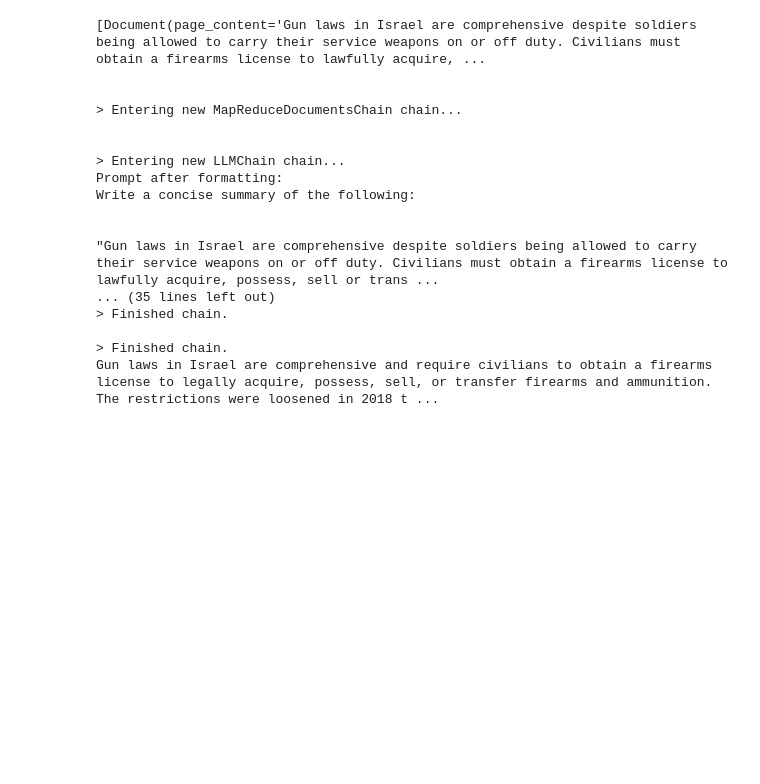
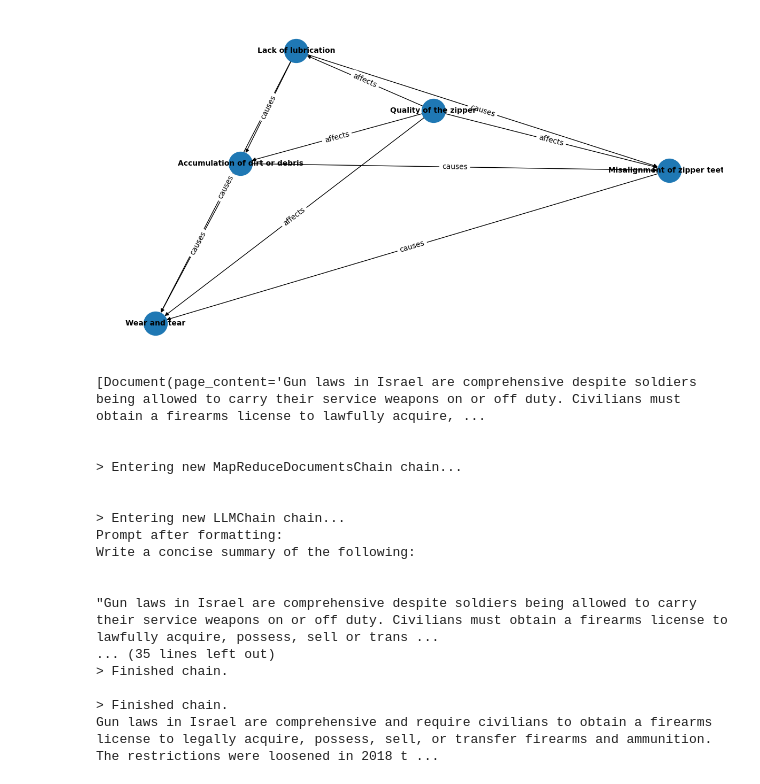
Before and after one commit to matansol/solomon_project, a Jupyter notebook: AIdeas.ipynb, the cells around one changed output. Drawn from its saved outputs; the diff is of its cells as text; code cells hidden in the pictures; blank space fills up the shorter version.

```diff
--- a/AIdeas.ipynb
+++ b/AIdeas.ipynb
@@ -85,3 +82,8 @@ os.environ["OPENAI_API_KEY"] = OPENAI_API_KEY
+# %%
+from utils import *
+fig = prob.build_knowledge_graph()
+# %% [output]
+[figure, added]
 # %%
 def long_summary(text, chank_size = 2000):
     text_splitter = RecursiveCharacterTextSplitter(
```
Also changed, not shown: parts of 33 cells of this notebook, 8 other files.
